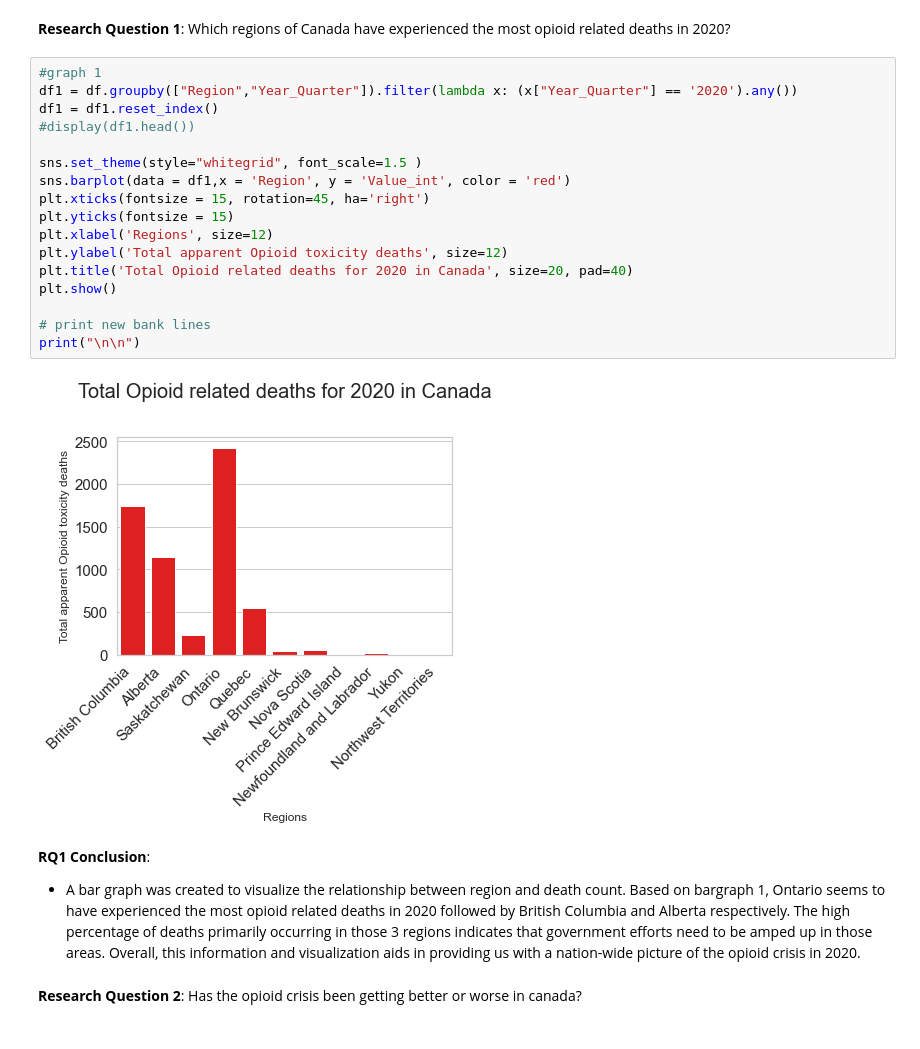
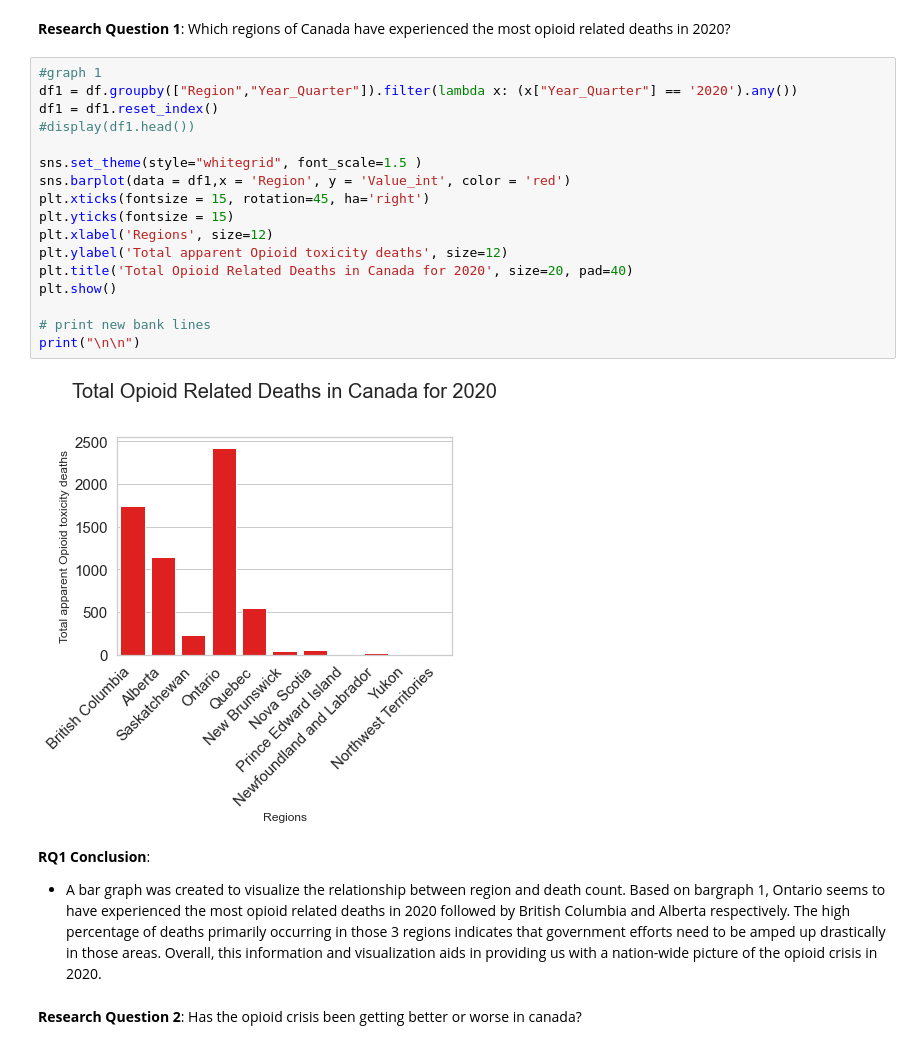
Before and after one commit to ubco-W2020ST2-data301/project-group13-project, a Jupyter notebook: analysis/All_Analyses.ipynb, the cells around one changed output. Cells and saved outputs as stored; diff of their text form.

```diff
--- a/analysis/All_Analyses.ipynb
+++ b/analysis/All_Analyses.ipynb
@@ -99,25 +101,25 @@ print("\n\n")
 # %%
 #graph 1
 df1 = df.groupby(["Region","Year_Quarter"]).filter(lambda x: (x["Year_Quarter"] == '2020').any())
 df1 = df1.reset_index()
 #display(df1.head())
 
 sns.set_theme(style="whitegrid", font_scale=1.5 )
 sns.barplot(data = df1,x = 'Region', y = 'Value_int', color = 'red')
 plt.xticks(fontsize = 15, rotation=45, ha='right')
 plt.yticks(fontsize = 15)
 plt.xlabel('Regions', size=12)
 plt.ylabel('Total apparent Opioid toxicity deaths', size=12)
-plt.title('Total Opioid related deaths for 2020 in Canada', size=20, pad=40)
+plt.title('Total Opioid Related Deaths in Canada for 2020', size=20, pad=40)
 plt.show()
 
 # print new bank lines
 print("\n\n")
 # %% [output]
-[figure, old version]
+[figure, new version]
 # %% [markdown]
 **RQ1 Conclusion**:
-- A bar graph was created to visualize the relationship between region and death count. Based on bargraph 1, Ontario seems to have experienced the most opioid related deaths in 2020 followed by British Columbia and Alberta respectively. The high percentage of deaths primarily occurring in those 3 regions indicates that government efforts need to be amped up in those areas. Overall, this information and visualization aids in providing us with a nation-wide picture of the opioid crisis in 2020.
+- A bar graph was created to visualize the relationship between region and death count. Based on bargraph 1, Ontario seems to have experienced the most opioid related deaths in 2020 followed by British Columbia and Alberta respectively. The high percentage of deaths primarily occurring in those 3 regions indicates that government efforts need to be amped up drastically in those areas. Overall, this information and visualization aids in providing us with a nation-wide picture of the opioid crisis in 2020.
 # %% [markdown]
 **Research Question 2**: Has the opioid crisis been getting better or worse in canada?
 # %%
```
Also changed, not shown: parts of 2 cells of this notebook, 1 other file.
